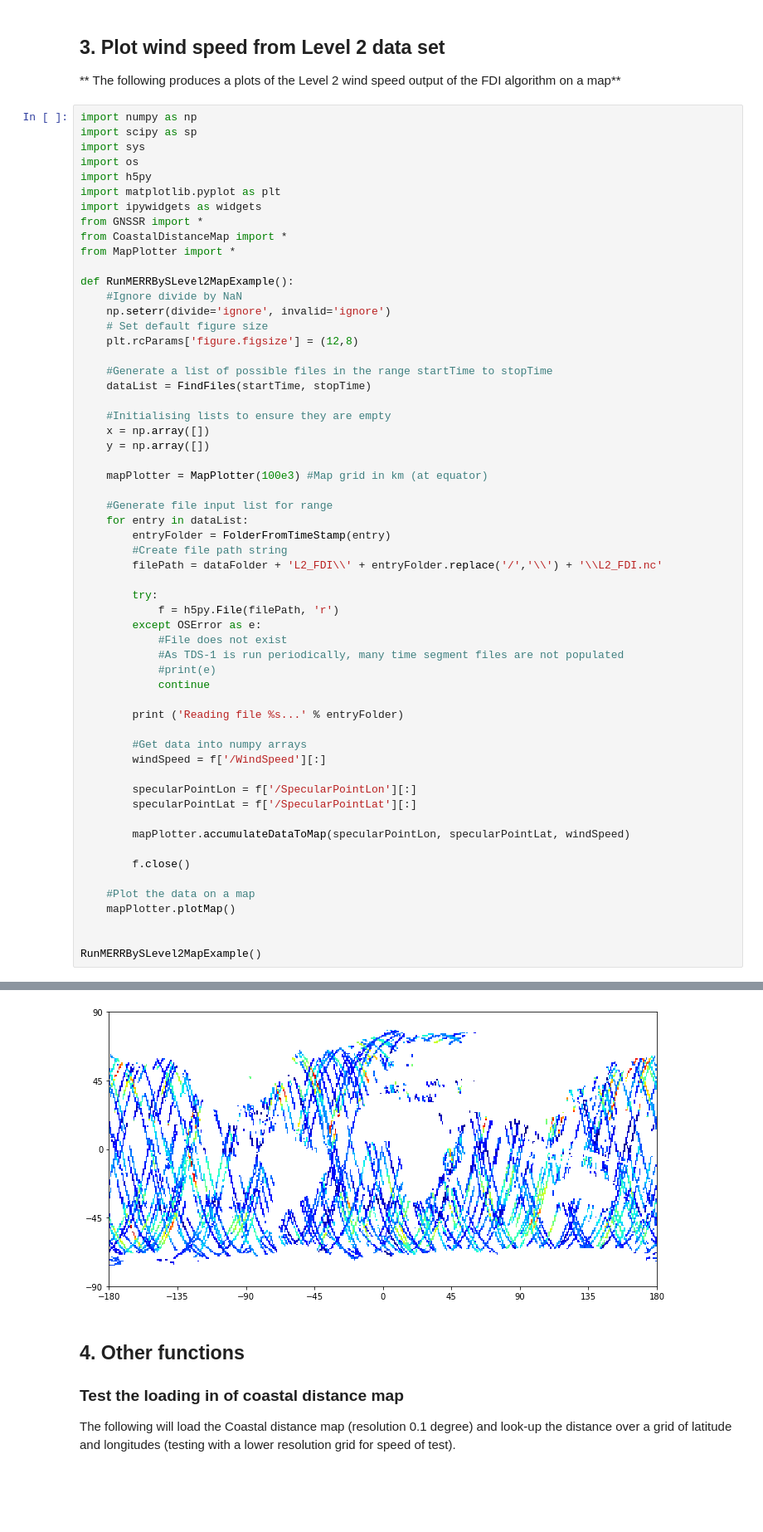
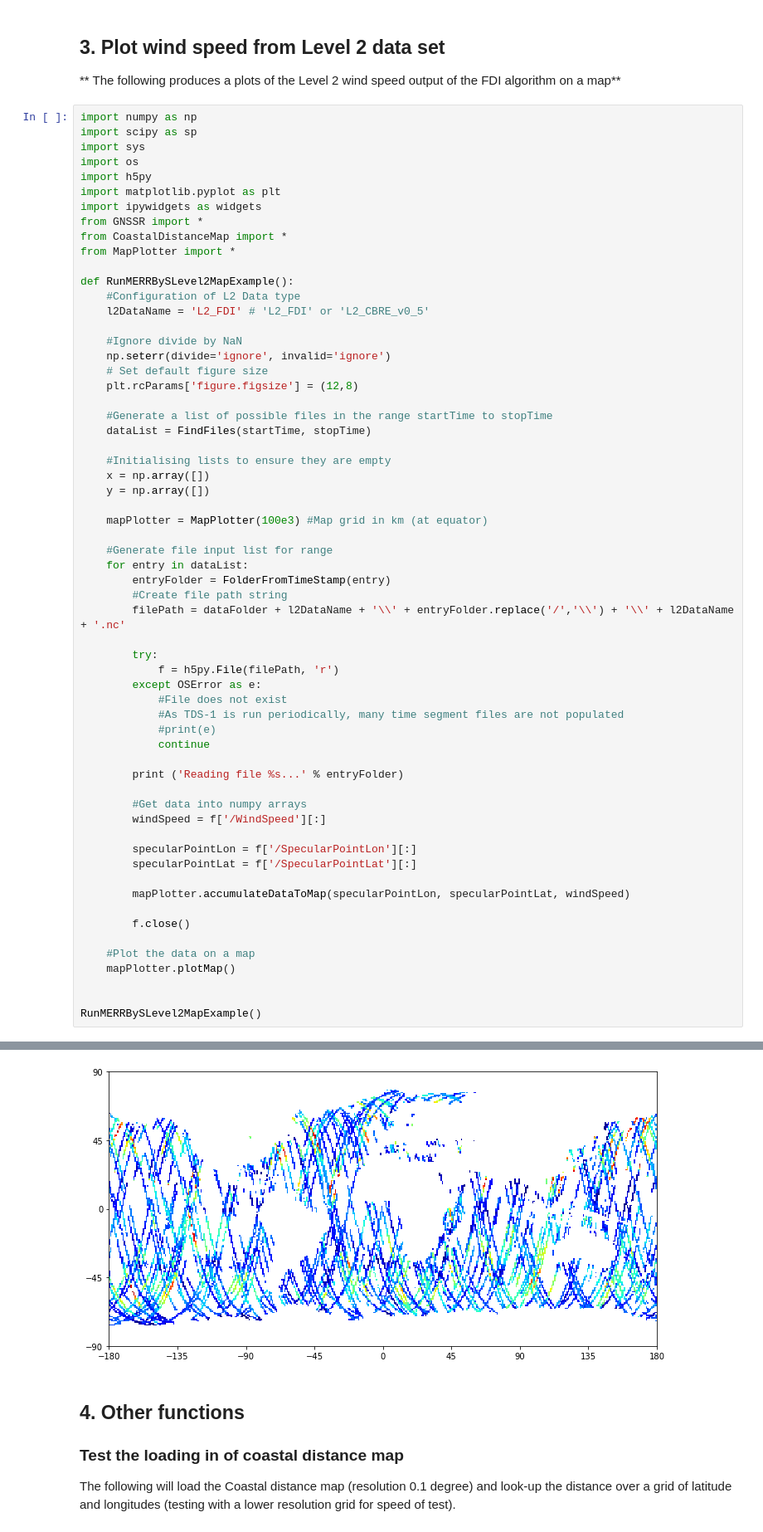
Before and after one commit to pjalesSSTL/GNSSR_MERRByS_Python, a Jupyter notebook: GNSSR_MERRByS.ipynb, the cells around one changed output, grey strips where cells are left out. Shown at 83% size. Saved outputs shown, nothing was run; the diff lists cells and outputs as text; blank space fills up the shorter version.

Commit message:
Changes to support L2_CBRE data

```diff
--- a/GNSSR_MERRByS.ipynb
+++ b/GNSSR_MERRByS.ipynb
@@ -267,6 +269,9 @@ from CoastalDistanceMap import *
 from MapPlotter import *
 
 def RunMERRBySLevel2MapExample():
+    #Configuration of L2 Data type
+    l2DataName = 'L2_FDI' # 'L2_FDI' or 'L2_CBRE_v0_5'
+
     #Ignore divide by NaN
     np.seterr(divide='ignore', invalid='ignore')
     # Set default figure size
@@ -285,7 +290,7 @@ def RunMERRBySLevel2MapExample():
     for entry in dataList:
         entryFolder = FolderFromTimeStamp(entry)
         #Create file path string
-        filePath = dataFolder + 'L2_FDI\\' + entryFolder.replace('/','\\') + '\\L2_FDI.nc'
+        filePath = dataFolder + l2DataName + '\\' + entryFolder.replace('/','\\') + '\\' + l2DataName + '.nc'
 
         try:
             f = h5py.File(filePath, 'r')
@@ -297,34 +302,34 @@ def RunMERRBySLevel2MapExample():
 
         print ('Reading file %s...' % entryFolder)
 
         #Get data into numpy arrays
         windSpeed = f['/WindSpeed'][:]
 
         specularPointLon = f['/SpecularPointLon'][:]
         specularPointLat = f['/SpecularPointLat'][:]
 
         mapPlotter.accumulateDataToMap(specularPointLon, specularPointLat, windSpeed)
 
         f.close()
 
     #Plot the data on a map
     mapPlotter.plotMap()
 
 
 RunMERRBySLevel2MapExample()
 # %% [output]
 Reading file 2017-02/02/H00...
 Reading file 2017-02/02/H06...
 Reading file 2017-02/02/H12...
 Reading file 2017-02/08/H18...
 Reading file 2017-02/09/H00...
 Reading file 2017-02/09/H06...
 Reading file 2017-02/09/H12...
 Reading file 2017-02/09/H18...
 Reading file 2017-02/10/H00...
 Reading file 2017-02/10/H06...
 Reading file 2017-02/10/H12...
-[figure, old version]
+[figure, new version]
 # %% [markdown]
 ## 4. Other functions
 ### Test the loading in of coastal distance map
```
Also changed, not shown: parts of 5 cells of this notebook, 1 other file.
